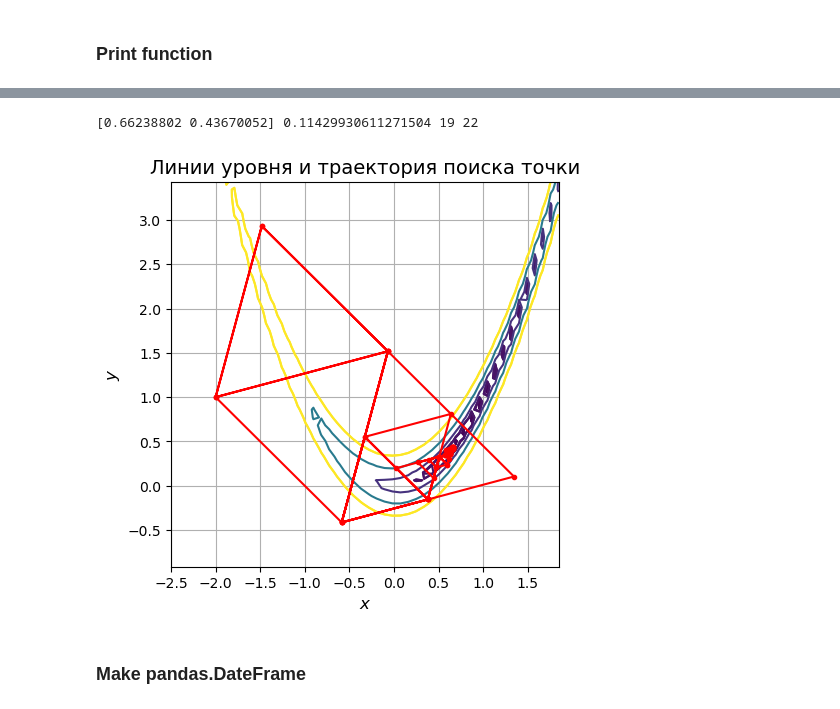
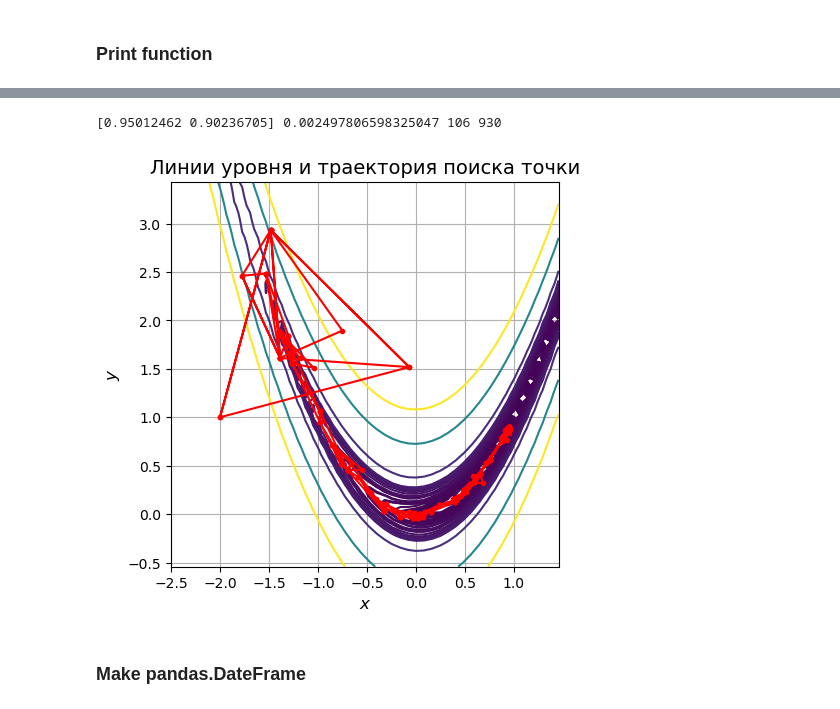
Before and after one commit to sanonesan/optimization_methods_labs, a Jupyter notebook: lab7/lab7.ipynb, the cells around one changed output, grey strips where cells are left out. Drawn from its saved outputs; the diff is of its cells as text; code cells hidden in the pictures.

```diff
--- a/lab7/lab7.ipynb
+++ b/lab7/lab7.ipynb
@@ -313,7 +313,7 @@ def lab7_methods(foo, eps = e, x = np.array(x0), flag: int = 0, flag1: int = 0,
 
     print(x_simplex)
 
-    f_simplex = np.array([])
+    f_simplex = []#np.array([])
     max_j = 0
     for i in range(n+1):
         f_simplex.append(f(x_simplex[i]))
@@ -332,7 +332,7 @@ def lab7_methods(foo, eps = e, x = np.array(x0), flag: int = 0, flag1: int = 0,
                 if i != max_j:
                     x_c += x_simplex[i]
 
-            x_c = x_c / n
+            x_c = x_c / (n)
 
             x_next = 2 * x_c - x_simplex[max_j]
 
@@ -348,7 +348,13 @@ def lab7_methods(foo, eps = e, x = np.array(x0), flag: int = 0, flag1: int = 0,
                     if i > 0:
                         if f_simplex[max_j] < f_simplex[i]:
                             max_j = i
+        # if flag == 2:
 
+        #     for i in range(n+1):
+        #         if i != max_j:
+        #             x_c += x_simplex[i]
+
+        #     x_c = x_c / (n + 1)
 
         if n_d == 10:
             break
@@ -642,36 +732,36 @@ import numpy as np
 import math
 
 alpha = 75
 foo = lambda x, y: alpha * (x**2 - y)**2 + (x - 1)**2
 #foo = lambda x, y: 5*x**2 + 4* x * y + 2 * y**2 + 4 * math.sqrt(5) * (x +  y) -35
 #foo = lambda x, y: 6*x**2 - 4* x * y + 3 * y**2 + 4 * math.sqrt(5) * (x +  2* y) +22
 # h = lambdify((x_, y_), [[diff(foo(x_, y_), x_, 2), diff(foo(x_, y_), x_, y_)], [diff(foo(x_, y_), y_, x_), diff(foo(x_, y_), y_, 2)]], 'numpy')
 # H = lambda x: np.array(h(x[0],x[1]))
 
 x0 = np.array([-2, 1])
 
 #print_res(foo,x0, 2, )
 #print_res(foo, x0, 3, 1)
 
 #eps = 0.01
-x_min, xk,  n_f, n_d, levels_mass = lab7_methods(foo, 0.01, x0, 1)
+x_min, xk,  n_f, n_d, levels_mass = lab7_methods(foo, 0.0001, x0, 2)
 
 print(x_min, foo(x_min[0], x_min[1]), n_d, n_f)
 #print(levels_mass)
 #draw_all(x0, x_min, xk, 0, foo, 30, -20)
 draw_plot(xk, foo, levels_mass)
 #print(xk)
 #draw_counterplot(x_min, xk, 1, foo)
 #draw_all(x0, x_min, xk, w_norm, 0, foo, 45, 170)
 
 #print(xk)
 # alpha = 200
 # foo = lambda x, y: alpha * (x**2 - y)**2 + (x - 1)**2
 
 # print_res(foo, x0, 2)
 # %% [output]
-[0.66238802 0.43670052] 0.11429930611271504 19 22
+[0.95012462 0.90236705] 0.002497806598325047 106 930
-[figure, old version]
+[figure, new version]
 # %% [markdown]
 <H3> Make pandas.DateFrame </H3>
 # %%
```
Also changed, not shown: parts of 4 cells of this notebook, 2 other files.
